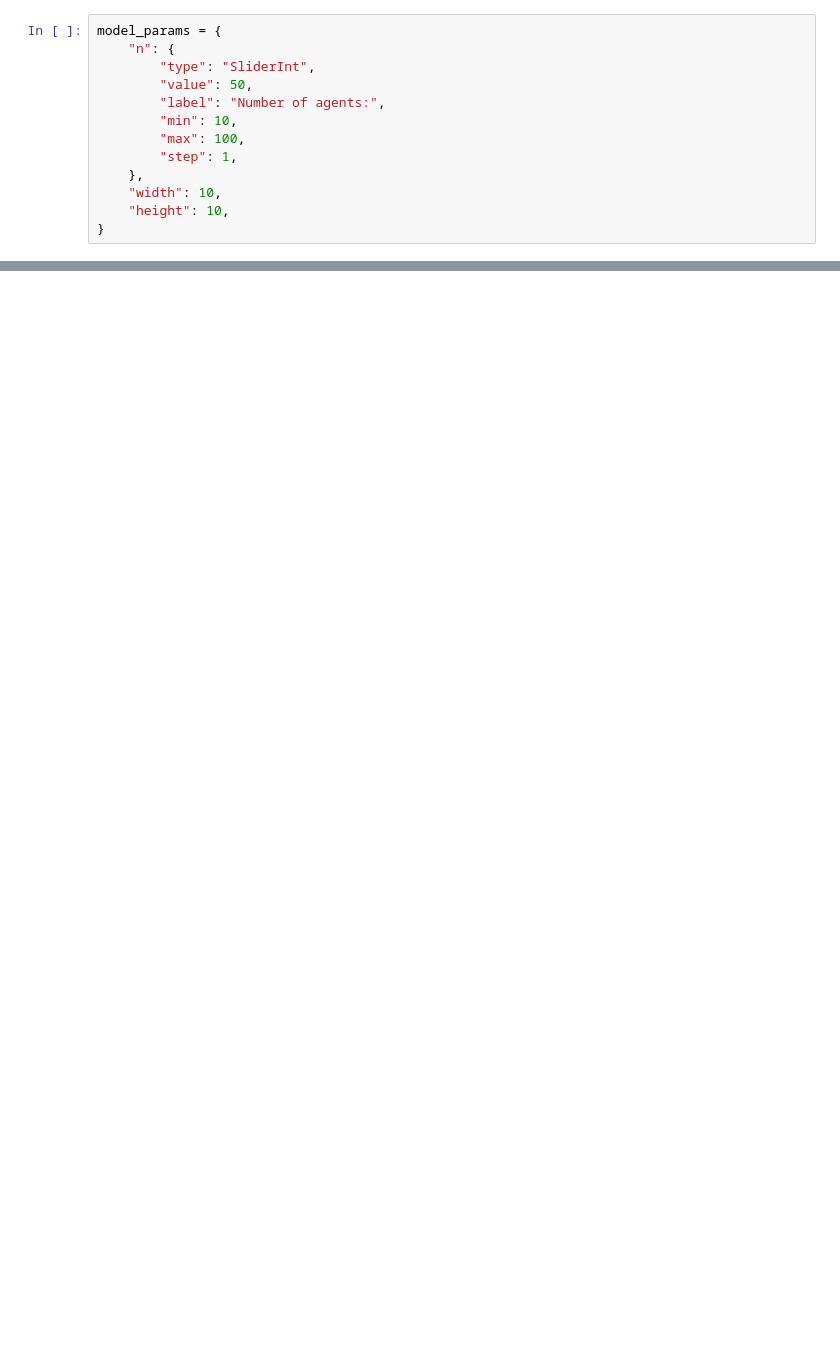
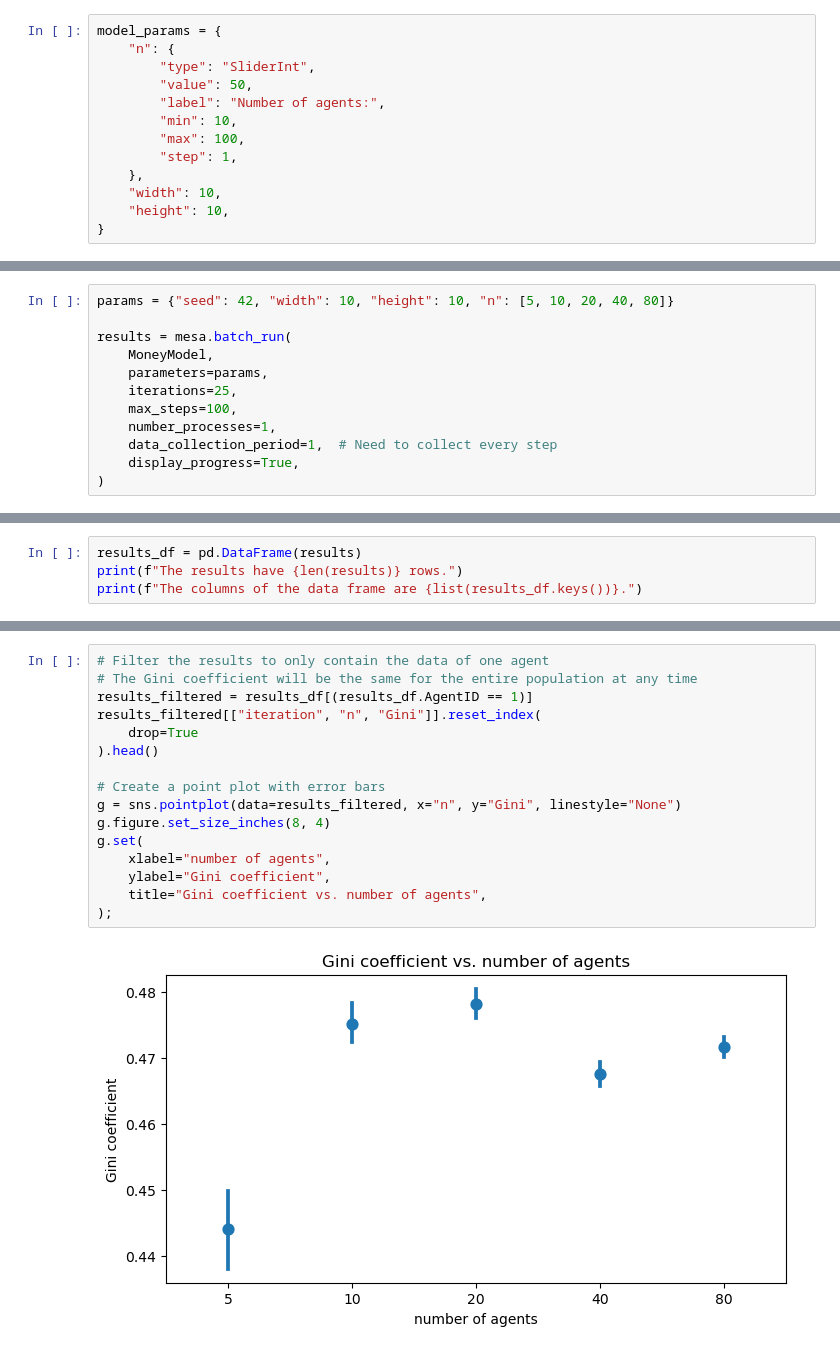
Before and after one commit to kinue00/data-ana-0, a Jupyter notebook: 2025-05-28.ipynb, the cells around one changed output, grey strips where cells are left out. Cells and saved outputs as stored; diff of their text form; blank space fills up the shorter version.

Commit message:
update Mesa notebook

```diff
--- a/2025-05-28.ipynb
+++ b/2025-05-28.ipynb
@@ -341,0 +414,12 @@ page
+# %%
+params = {"seed": 42, "width": 10, "height": 10, "n": [5, 10, 20, 40, 80]}
+
+results = mesa.batch_run(
+    MoneyModel,
+    parameters=params,
+    iterations=25,
+    max_steps=100,
+    number_processes=1,
+    data_collection_period=1,  # Need to collect every step
+    display_progress=True,
+)
@@ -341,0 +438,4 @@ page
+# %%
+results_df = pd.DataFrame(results)
+print(f"The results have {len(results)} rows.")
+print(f"The columns of the data frame are {list(results_df.keys())}.")
@@ -341,0 +447,18 @@ page
+# %%
+# Filter the results to only contain the data of one agent
+# The Gini coefficient will be the same for the entire population at any time
+results_filtered = results_df[(results_df.AgentID == 1)]
+results_filtered[["iteration", "n", "Gini"]].reset_index(
+    drop=True
+).head()
+
+# Create a point plot with error bars
+g = sns.pointplot(data=results_filtered, x="n", y="Gini", linestyle="None")
+g.figure.set_size_inches(8, 4)
+g.set(
+    xlabel="number of agents",
+    ylabel="Gini coefficient",
+    title="Gini coefficient vs. number of agents",
+);
+# %% [output]
+[figure, added]
```
Also changed, not shown: parts of 28 cells of this notebook.
